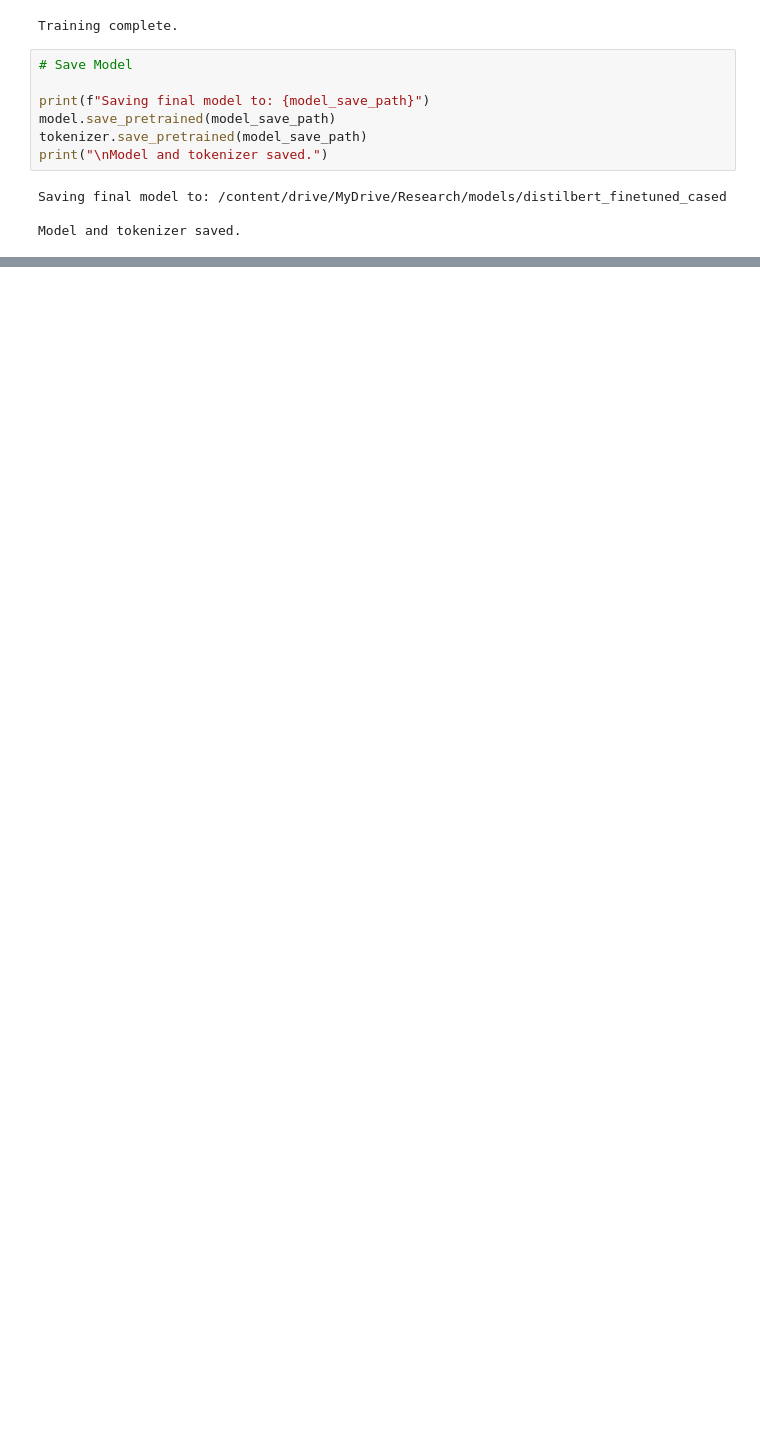
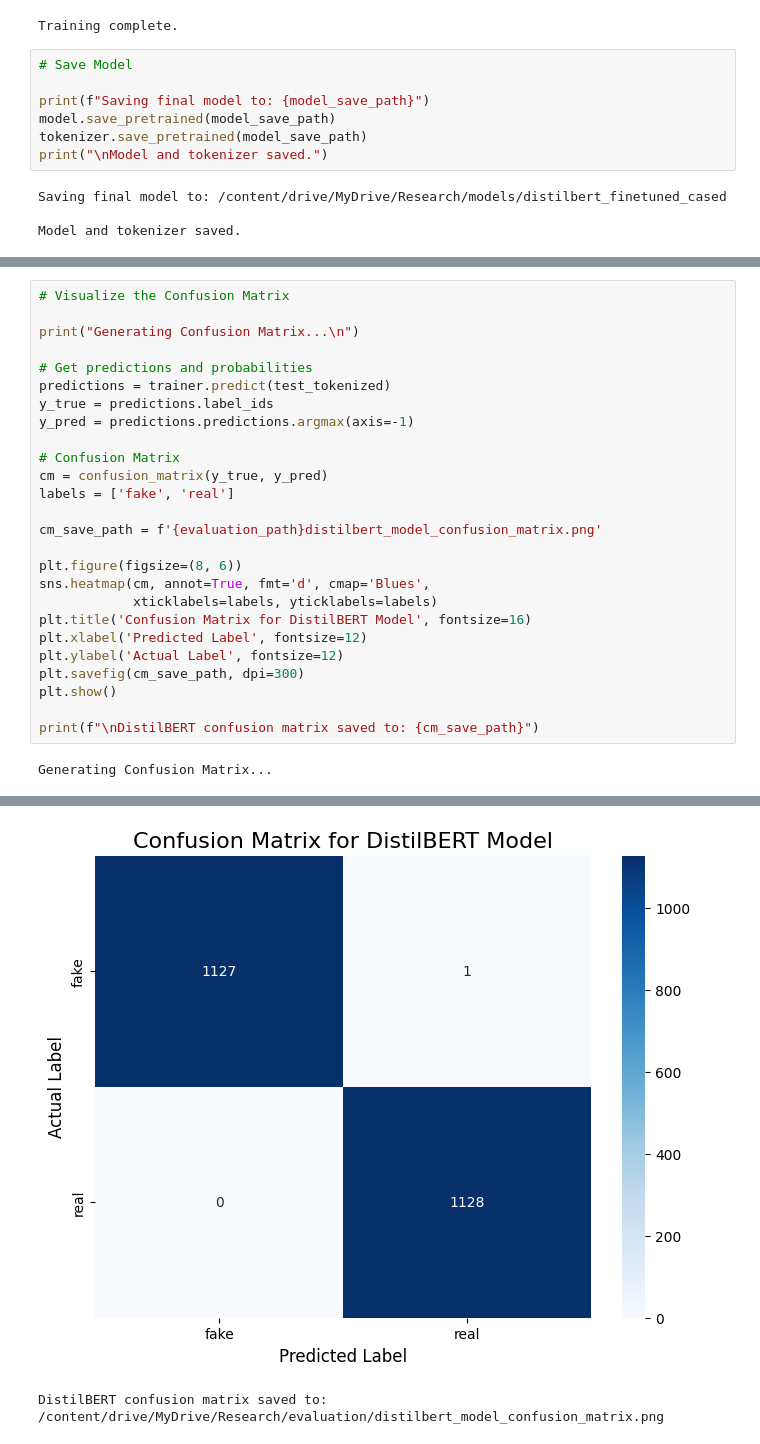
Before and after one commit to suthan-k/political-fake-news-detector, a Jupyter notebook: notebooks/04_DistilBERT_Finetuning.ipynb, the cells around one changed output, grey strips where cells are left out. Saved outputs shown, nothing was run; the diff lists cells and outputs as text; blank space fills up the shorter version.

```diff
--- a/notebooks/04_DistilBERT_Finetuning.ipynb
+++ b/notebooks/04_DistilBERT_Finetuning.ipynb
@@ -270,0 +290,28 @@ STEPS_PER_SECOND: 1.8020
+# %%
+# Visualize the Confusion Matrix
+
+print("Generating Confusion Matrix...\n")
+
+# Get predictions and probabilities
+predictions = trainer.predict(test_tokenized)
+y_true = predictions.label_ids
+y_pred = predictions.predictions.argmax(axis=-1)
+
+# Confusion Matrix
+cm = confusion_matrix(y_true, y_pred)
+labels = ['fake', 'real']
+
+cm_save_path = f'{evaluation_path}distilbert_model_confusion_matrix.png'
+
+plt.figure(figsize=(8, 6))
+sns.heatmap(cm, annot=True, fmt='d', cmap='Blues',
+            xticklabels=labels, yticklabels=labels)
+plt.title('Confusion Matrix for DistilBERT Model', fontsize=16)
+plt.xlabel('Predicted Label', fontsize=12)
+plt.ylabel('Actual Label', fontsize=12)
+plt.savefig(cm_save_path, dpi=300)
+plt.show()
+
+print(f"\nDistilBERT confusion matrix saved to: {cm_save_path}")
+# %% [output]
+Generating Confusion Matrix...
@@ -270,0 +319,2 @@ STEPS_PER_SECOND: 1.8020
+[figure, added]
+DistilBERT confusion matrix saved to: /content/drive/MyDrive/Research/evaluation/distilbert_model_confusion_matrix.png
```
Also changed, not shown: parts of 11 cells of this notebook, 34 other files.
